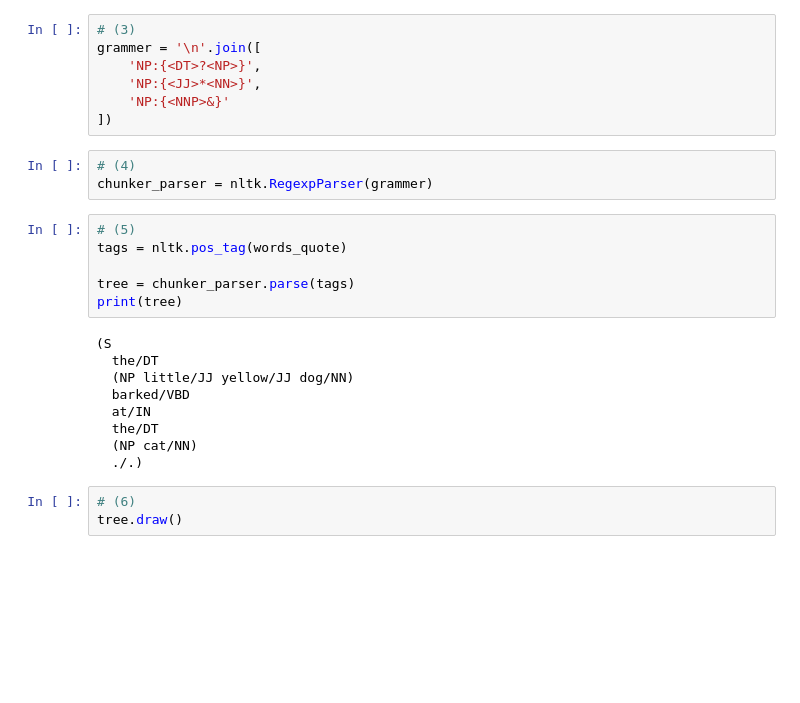
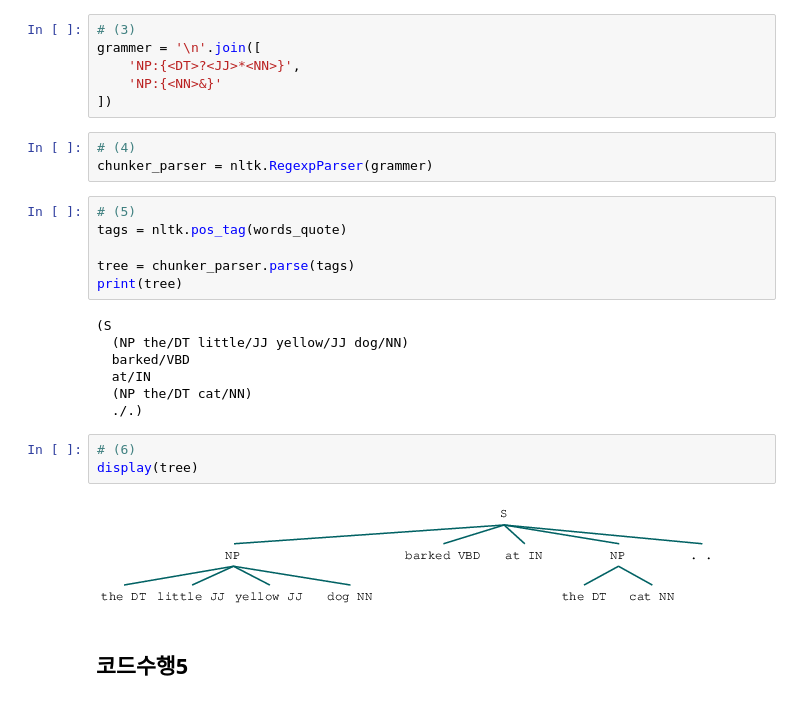
Before and after one commit to Kim-JeongUng/TextMining_21_2st_Semester, a Jupyter notebook: 중간과제_20175308_김정웅.ipynb, the cells around one changed output. Drawn from its saved outputs; the diff is of its cells as text; blank space fills up the shorter version.

```diff
--- a/중간과제_20175308_김정웅.ipynb
+++ b/중간과제_20175308_김정웅.ipynb
@@ -100,9 +133,8 @@ print(pos_tags)
 # %%
 # (3)
 grammer = '\n'.join([
-    'NP:{<DT>?<NP>}',
-    'NP:{<JJ>*<NN>}',
-    'NP:{<NNP>&}'
+    'NP:{<DT>?<JJ>*<NN>}',
+    'NP:{<NN>&}'
 ])
 # %%
 # (4)
@@ -115,13 +147,15 @@ tree = chunker_parser.parse(tags)
 print(tree)
 # %% [output]
 (S
-  the/DT
-  (NP little/JJ yellow/JJ dog/NN)
+  (NP the/DT little/JJ yellow/JJ dog/NN)
   barked/VBD
   at/IN
-  the/DT
-  (NP cat/NN)
+  (NP the/DT cat/NN)
   ./.)
 # %%
 # (6)
-tree.draw()
+display(tree)
+# %% [output]
+[figure, added]
+# %% [markdown]
+## 코드수행5
```
Also changed, not shown: parts of 18 cells of this notebook, 2 other files.
